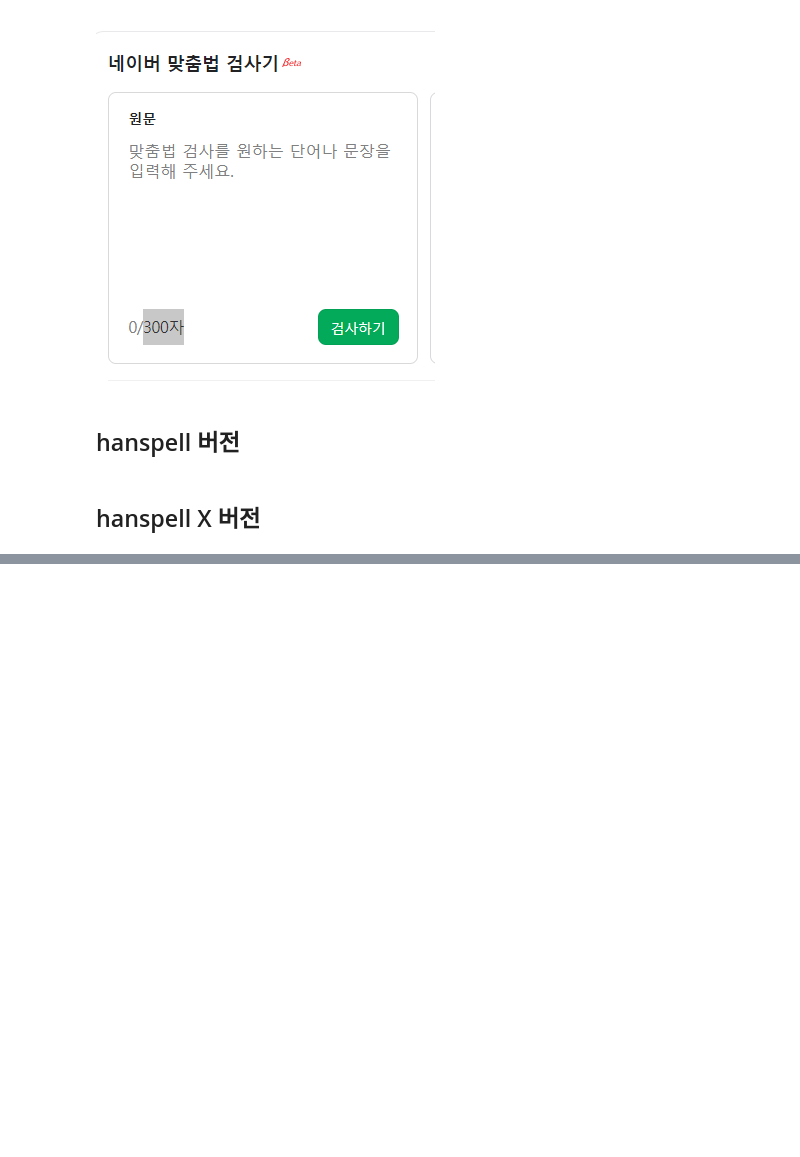
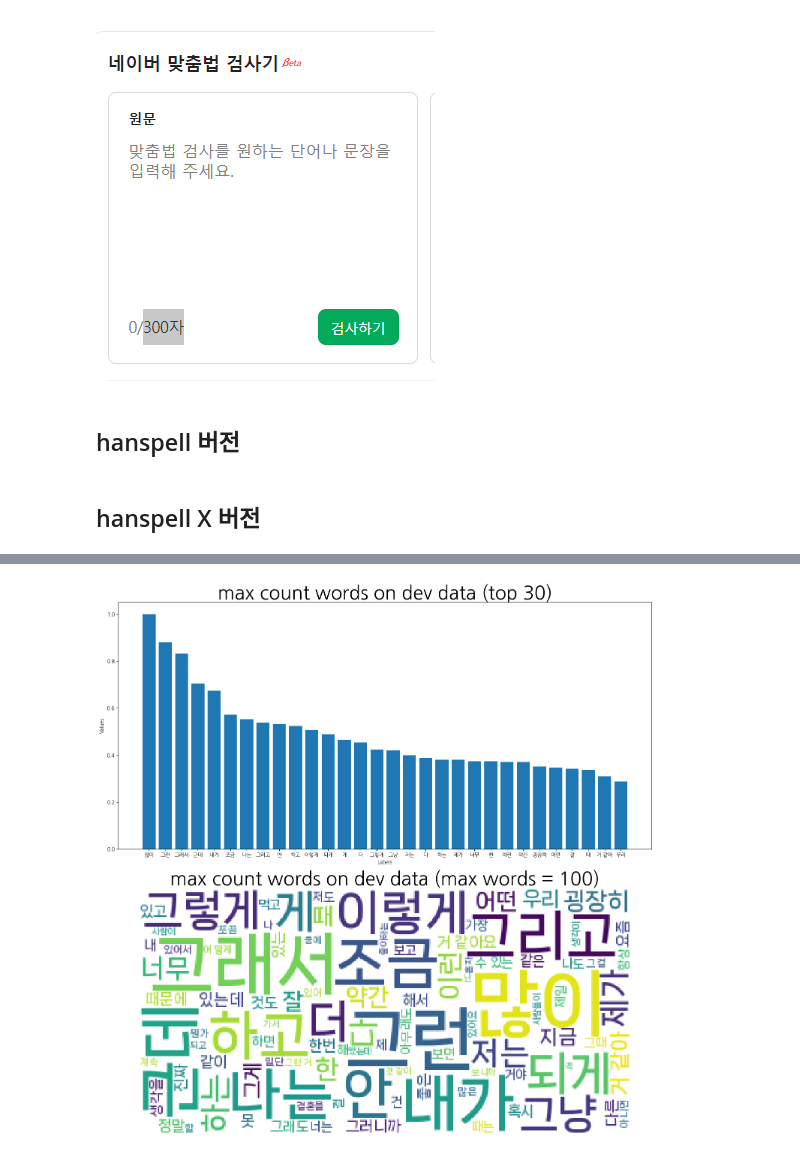
Before and after one commit to DonghaeSuh/dialogue-summarization, a Jupyter notebook: eda/visualize.ipynb, the cells around one changed output, grey strips where cells are left out. Saved outputs shown, nothing was run; the diff lists cells and outputs as text; code cells hidden in the pictures; blank space fills up the shorter version.

```diff
--- a/eda/visualize.ipynb
+++ b/eda/visualize.ipynb
@@ -518,0 +593,5 @@ plt.show()
+# %%
+utterance_length = []
+make_cloud(make_data("/mnt/g/내 드라이브/국립국어원_일상대화요약/korean_dialog/dialogue-summarization/resource/data/일상대화요약_dev.json"), "dev", 30)
+# %% [output]
+[figure, added]
```
Also changed, not shown: parts of 19 cells of this notebook.
